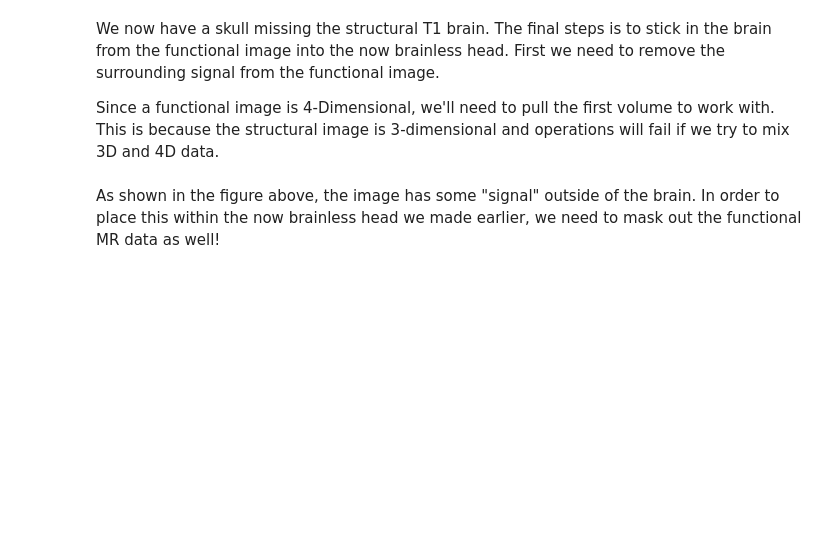
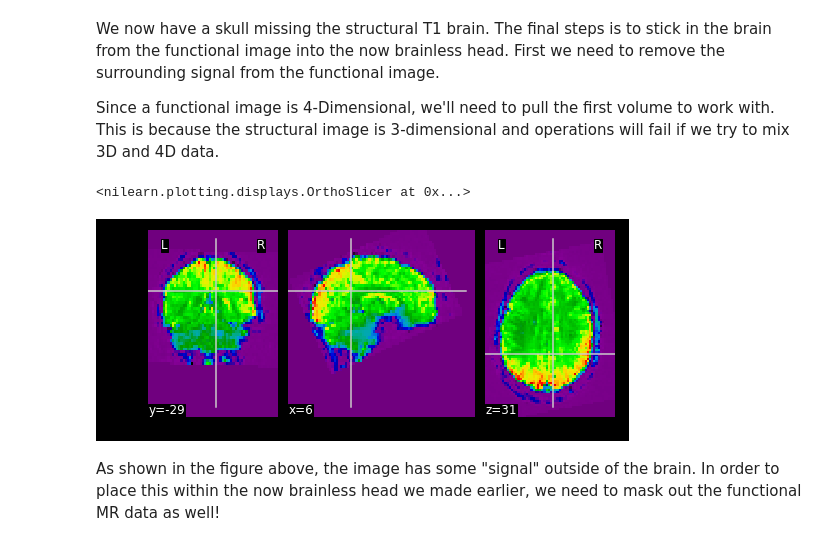
Before and after one commit to carpentries-incubator/SDC-BIDS-fMRI, a Jupyter notebook: bin/04-integrating_functional_data_solutions.ipynb, the cells around one changed output. Cells and saved outputs as stored; diff of their text form; code cells hidden in the pictures; blank space fills up the shorter version.

```diff
--- a/bin/04-integrating_functional_data_solutions.ipynb
+++ b/bin/04-integrating_functional_data_solutions.ipynb
@@ -181,9 +254,11 @@ We now have a skull missing the structural T1 brain. The final steps is to stick
 Since a functional image is 4-Dimensional, we'll need to pull the first volume to work with. This is because the structural image is 3-dimensional and operations will fail if we try to mix 3D and 4D data.
 # %%
 #Let's visualize the first volume of the functional image:
-func_img = img.load_img(ex_func)
-first_vol = func_img.slicer[:,:,:,0]
+first_vol = ex_func.slicer[:,:,:,0]
 plot.plot_epi(first_vol)
+# %% [output]
+<nilearn.plotting.displays.OrthoSlicer at 0x...>
+[figure, added]
 # %% [markdown]
 As shown in the figure above, the image has some "signal" outside of the brain. In order to place this within the now brainless head we made earlier, we need to mask out the functional MR data as well!
 # %%
```
Also changed, not shown: parts of 22 cells of this notebook, 8 other files.
